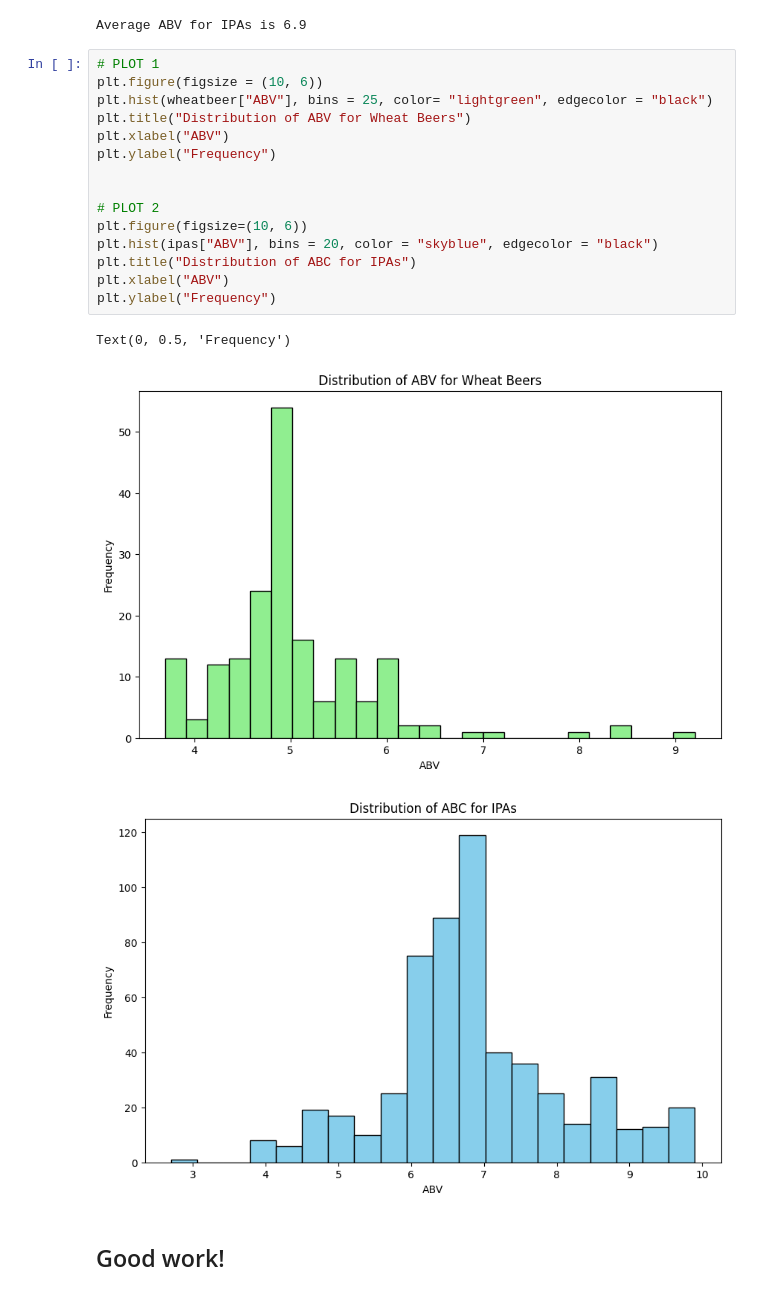
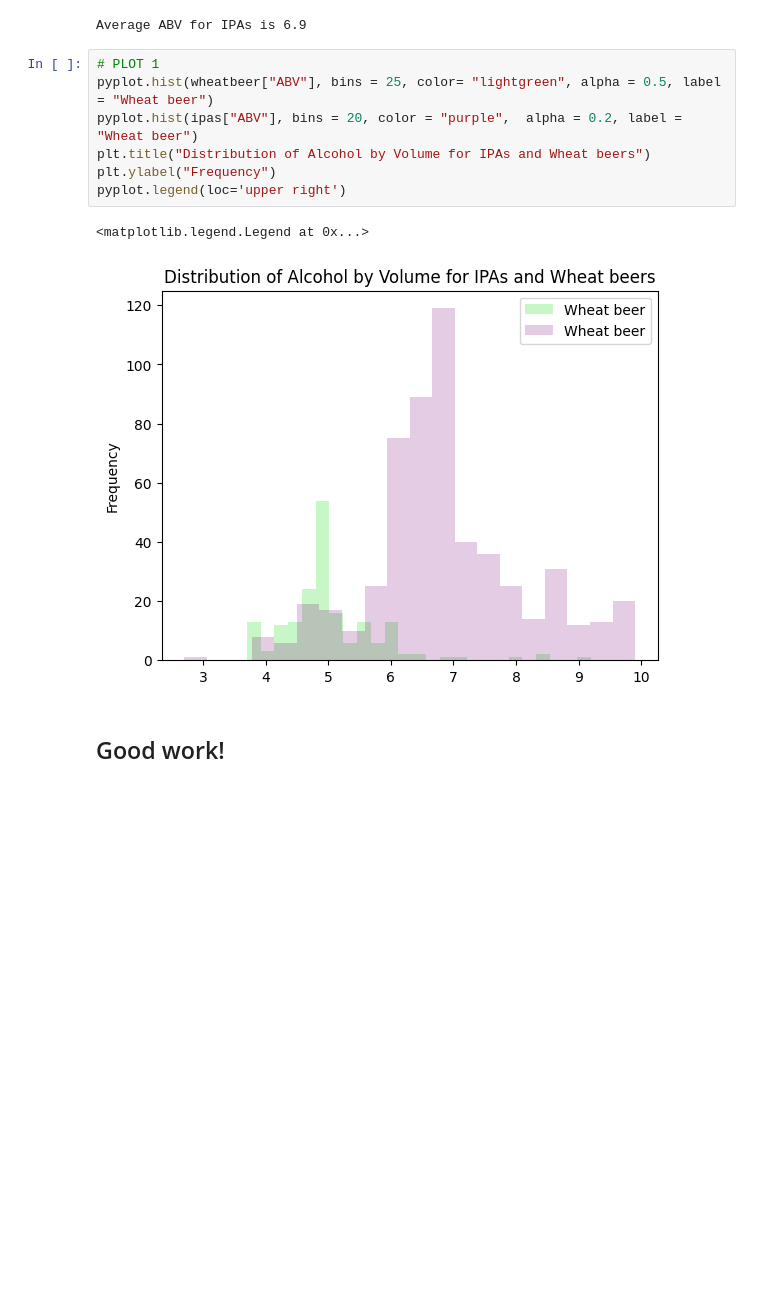
Before and after one commit to surbhi-bh/07-homework, a Jupyter notebook: Dataset ONE - Beer cans.ipynb, the cells around one changed output. Drawn from its saved outputs; the diff is of its cells as text; blank space fills up the shorter version.

```diff
--- a/Dataset ONE - Beer cans.ipynb
+++ b/Dataset ONE - Beer cans.ipynb
@@ -510,23 +511,14 @@ print("Average ABV for IPAs is", round(ipas["ABV"].mean(),1))
 Average ABV for IPAs is 6.9
 # %%
 # PLOT 1
-plt.figure(figsize = (10, 6))
-plt.hist(wheatbeer["ABV"], bins = 25, color= "lightgreen", edgecolor = "black")
-plt.title("Distribution of ABV for Wheat Beers")
-plt.xlabel("ABV")
+pyplot.hist(wheatbeer["ABV"], bins = 25, color= "lightgreen", alpha = 0.5, label = "Wheat beer")
+pyplot.hist(ipas["ABV"], bins = 20, color = "purple",  alpha = 0.2, label = "Wheat beer")
+plt.title("Distribution of Alcohol by Volume for IPAs and Wheat beers")
 plt.ylabel("Frequency")
-
-
-# PLOT 2
-plt.figure(figsize=(10, 6))
-plt.hist(ipas["ABV"], bins = 20, color = "skyblue", edgecolor = "black")
-plt.title("Distribution of ABC for IPAs")
-plt.xlabel("ABV")
-plt.ylabel("Frequency")
+pyplot.legend(loc='upper right')
 # %% [output]
-Text(0, 0.5, 'Frequency')
+<matplotlib.legend.Legend at 0x...>
-[figure, old version]
+[figure, new version]
-[figure, removed]
 # %% [markdown]
 ## Good work!
 # %% [markdown]
```
Also changed, not shown: parts of 1 cell of this notebook.
